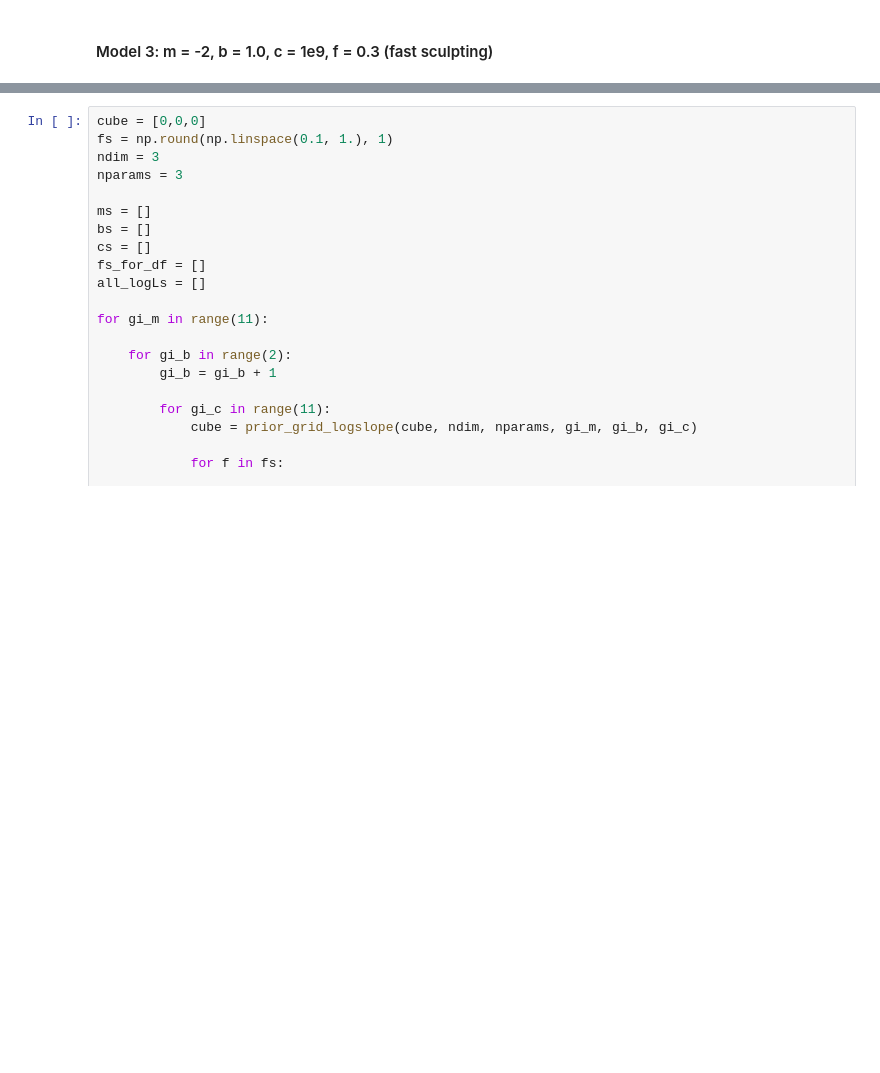
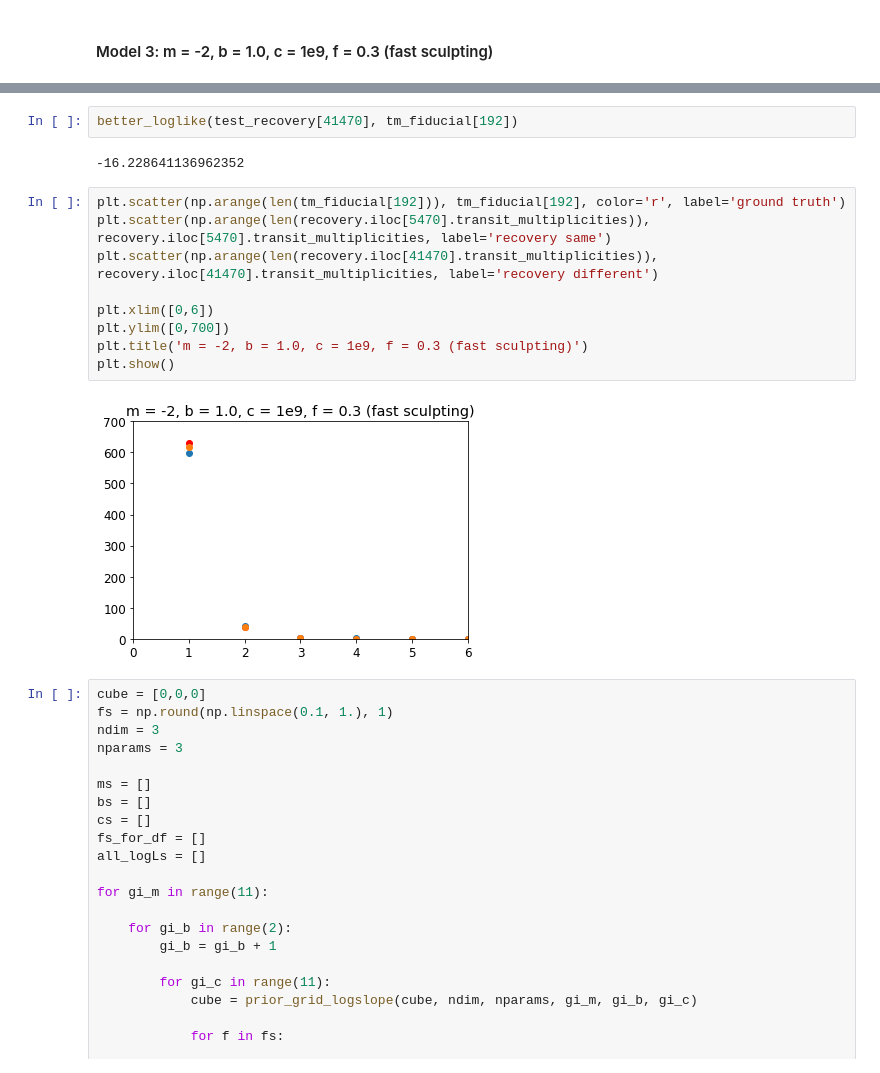
Before and after one commit to exoclam/mastrangelo, a Jupyter notebook: notebooks/injection-recovery.ipynb, the cells around one changed output, grey strips where cells are left out. Saved outputs shown, nothing was run; the diff lists cells and outputs as text; blank space fills up the shorter version.

```diff
--- a/notebooks/injection-recovery.ipynb
+++ b/notebooks/injection-recovery.ipynb
@@ -434,3 +449,18 @@ tm_fiducial = truth.loc[(truth.ms == -2) & (truth.bs == 1.) & (np.round(truth.cs
+# %%
+better_loglike(test_recovery[41470], tm_fiducial[192])
+# %% [output]
+-16.228641136962352
+# %%
+plt.scatter(np.arange(len(tm_fiducial[192])), tm_fiducial[192], color='r', label='ground truth')
+plt.scatter(np.arange(len(recovery.iloc[5470].transit_multiplicities)), recovery.iloc[5470].transit_multiplicities, label='recovery same')
+plt.scatter(np.arange(len(recovery.iloc[41470].transit_multiplicities)), recovery.iloc[41470].transit_multiplicities, label='recovery different')
+
+plt.xlim([0,6])
+plt.ylim([0,700])
+plt.title('m = -2, b = 1.0, c = 1e9, f = 0.3 (fast sculpting)')
+plt.show()
+# %% [output]
+[figure, added]
 # %%
 cube = [0,0,0]
 fs = np.round(np.linspace(0.1, 1.), 1)
```
Also changed, not shown: parts of 12 cells of this notebook, 4 other files.
